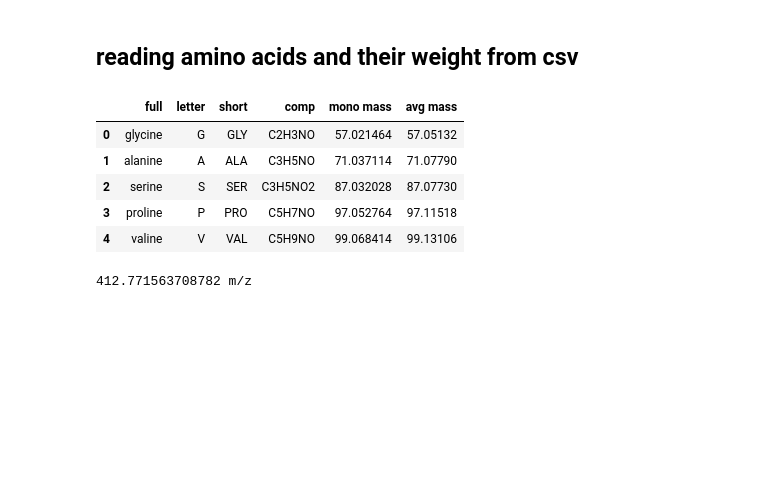
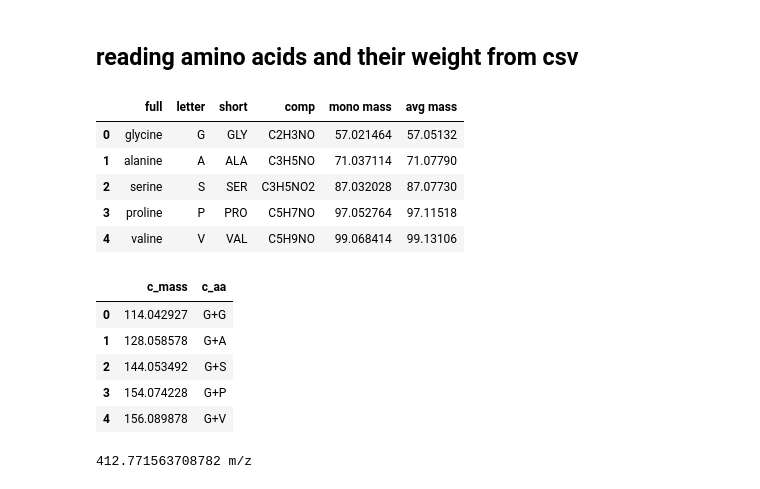
Before and after one commit to DBeben22/expert-tandem, a Jupyter notebook: prototype_vers1.ipynb, the cells around one changed output. Drawn from its saved outputs; the diff is of its cells as text; code cells hidden in the pictures; blank space fills up the shorter version.

```diff
--- a/prototype_vers1.ipynb
+++ b/prototype_vers1.ipynb
@@ -108,6 +108,22 @@ aa.head()
 | 2 | serine | S | SER | C3H5NO2 | 87.032028 | 87.07730 |
 | 3 | proline | P | PRO | C5H7NO | 97.052764 | 97.11518 |
 | 4 | valine | V | VAL | C5H9NO | 99.068414 | 99.13106 |
+# %%
+combination_list = []
+for mass1, aa1 in zip(aa["mono mass"],aa["letter"]):
+    for mass2, aa2 in zip(aa["mono mass"],aa["letter"]):
+        combination_list.append([mass1 + mass2,(aa1 + "+" + aa2)])
+
+combo = pd.DataFrame(combination_list, columns =["c_mass","c_aa"])
+# %%
+combo.head()
+# %% [output]
+|  | c_mass | c_aa |
+| 0 | 114.042927 | G+G |
+| 1 | 128.058578 | G+A |
+| 2 | 144.053492 | G+S |
+| 3 | 154.074228 | G+P |
+| 4 | 156.089878 | G+V |
 # %%
 precursor_mz
 # %% [output]
```
Also changed, not shown: parts of 8 cells of this notebook, 2 other files.
